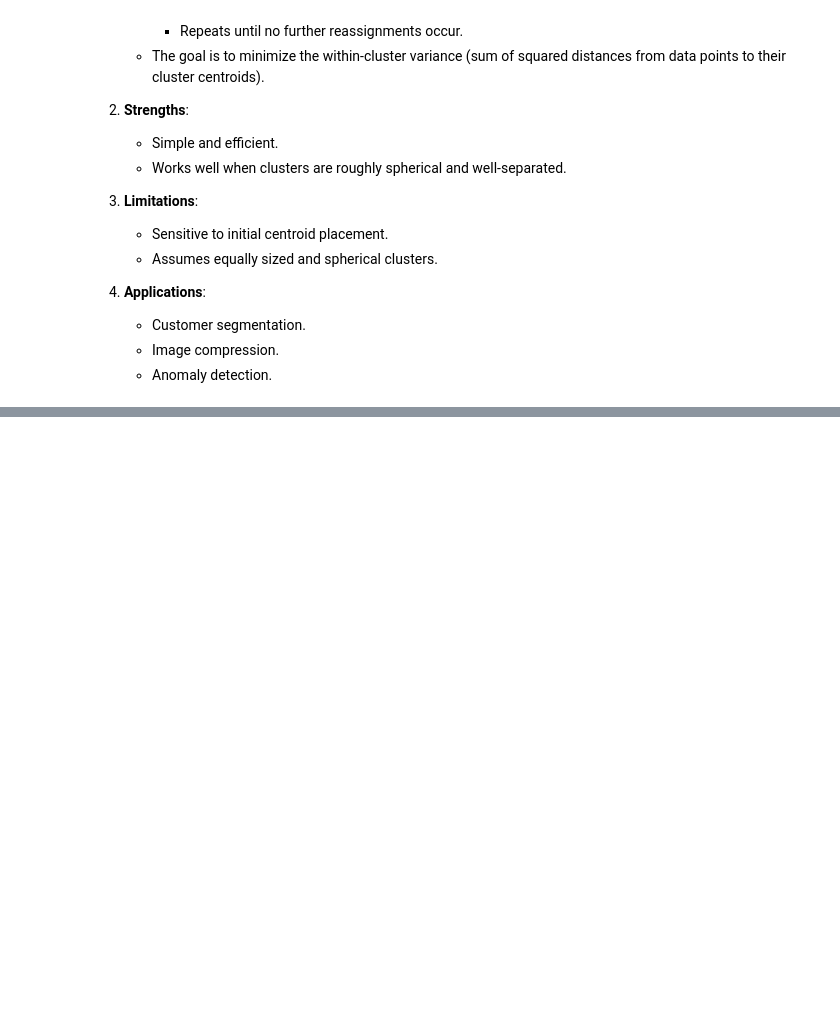
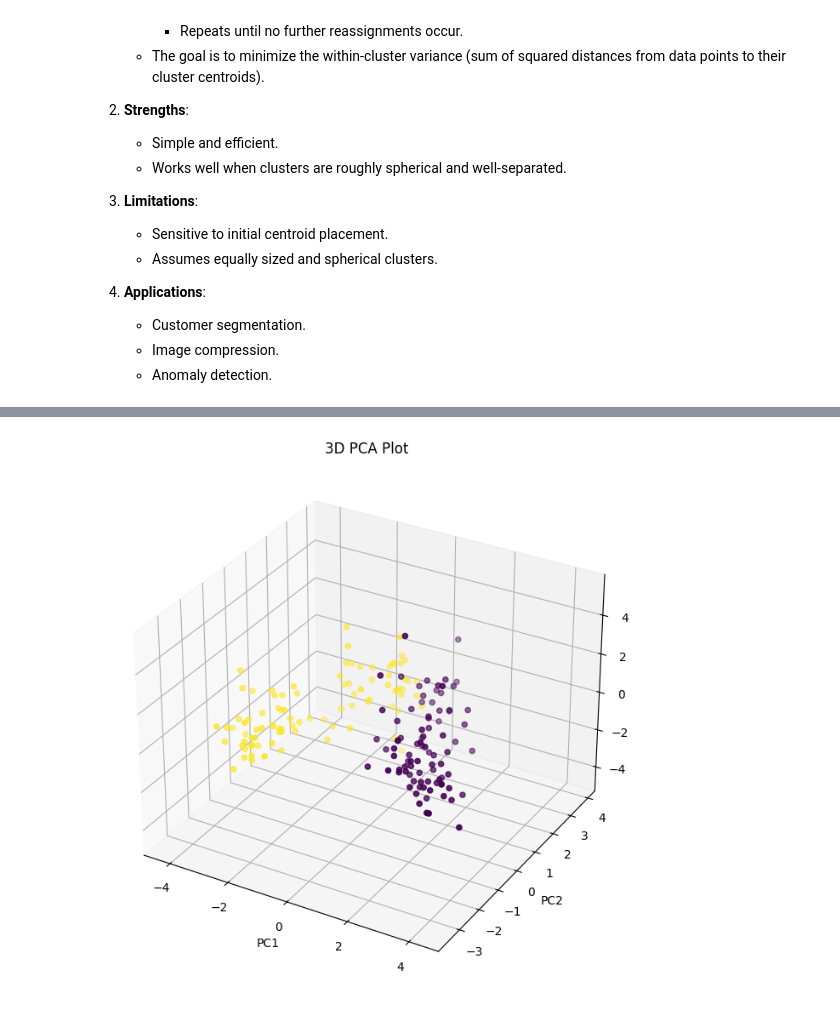
Before and after one commit to arjun-s-s/Clustering-Wine-Data-with-Kmeans, a Jupyter notebook: Analysis.ipynb, the cells around one changed output, grey strips where cells are left out. Drawn from its saved outputs; the diff is of its cells as text; code cells hidden in the pictures; blank space fills up the shorter version.

```diff
--- a/Analysis.ipynb
+++ b/Analysis.ipynb
@@ -128,0 +131,34 @@ plt.show()
+# %%
+# Assuming you have already loaded your wine dataset into the 'df' DataFrame
+
+# Remove any non-numeric columns (if needed)
+numeric_df = df.select_dtypes(include=['float64', 'int64'])
+
+# Standardise the features
+scaler = StandardScaler()
+scaled_df = scaler.fit_transform(numeric_df)
+
+# Perform PCA with 3 components
+pca = PCA(n_components=3)
+pca.fit(scaled_df)
+pca_results = pca.transform(scaled_df)
+
+# Set up a 3D plotting environment
+fig = plt.figure(figsize=(10, 8))
+ax = fig.add_subplot(111, projection='3d')
+
+# Assign PCA features to their own axes
+Xax = pca_results[:, 0]
+Yax = pca_results[:, 1]
+Zax = pca_results[:, 2]
+
+# Create the 3D scatter plot
+ax.scatter(Xax, Yax, Zax, c=cluster_labels, cmap='viridis')
+ax.set_title("3D PCA Plot")
+ax.set_xlabel("PC1")
+ax.set_ylabel("PC2")
+ax.set_zlabel("PC3")
+
+plt.show()
+# %% [output]
+[figure, added]
```
Also changed, not shown: parts of 3 cells of this notebook.
